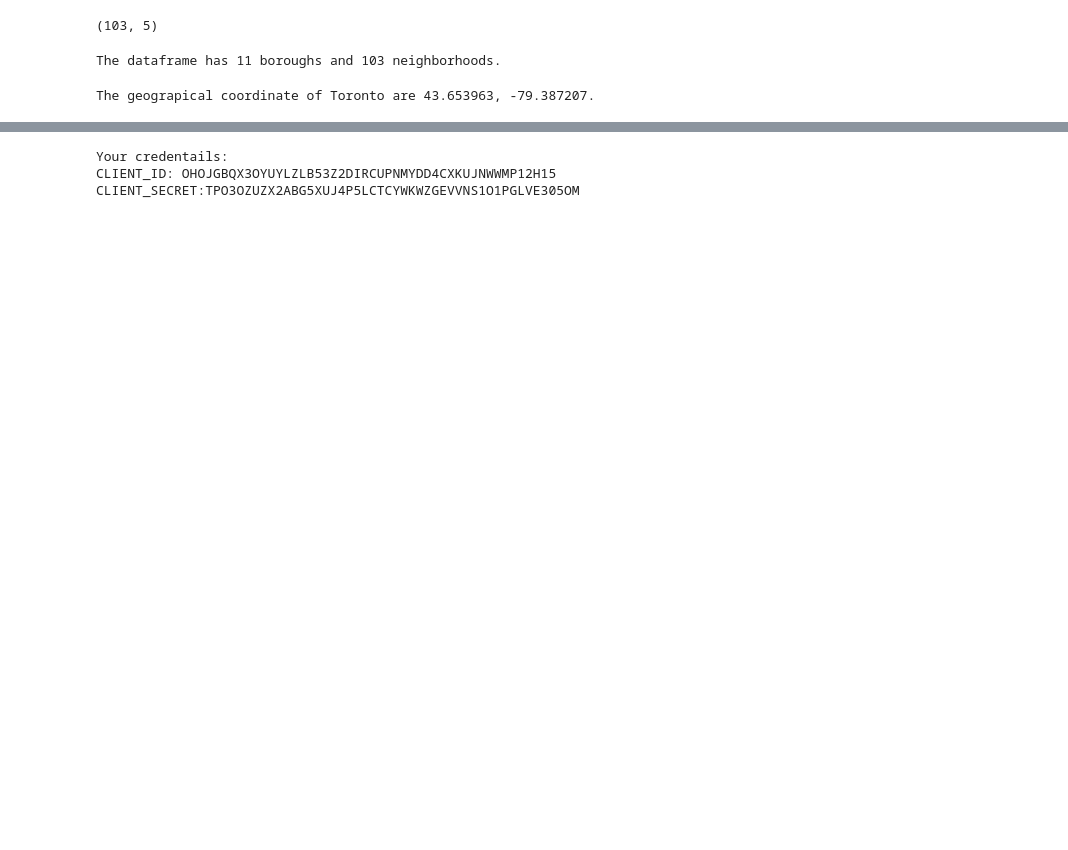
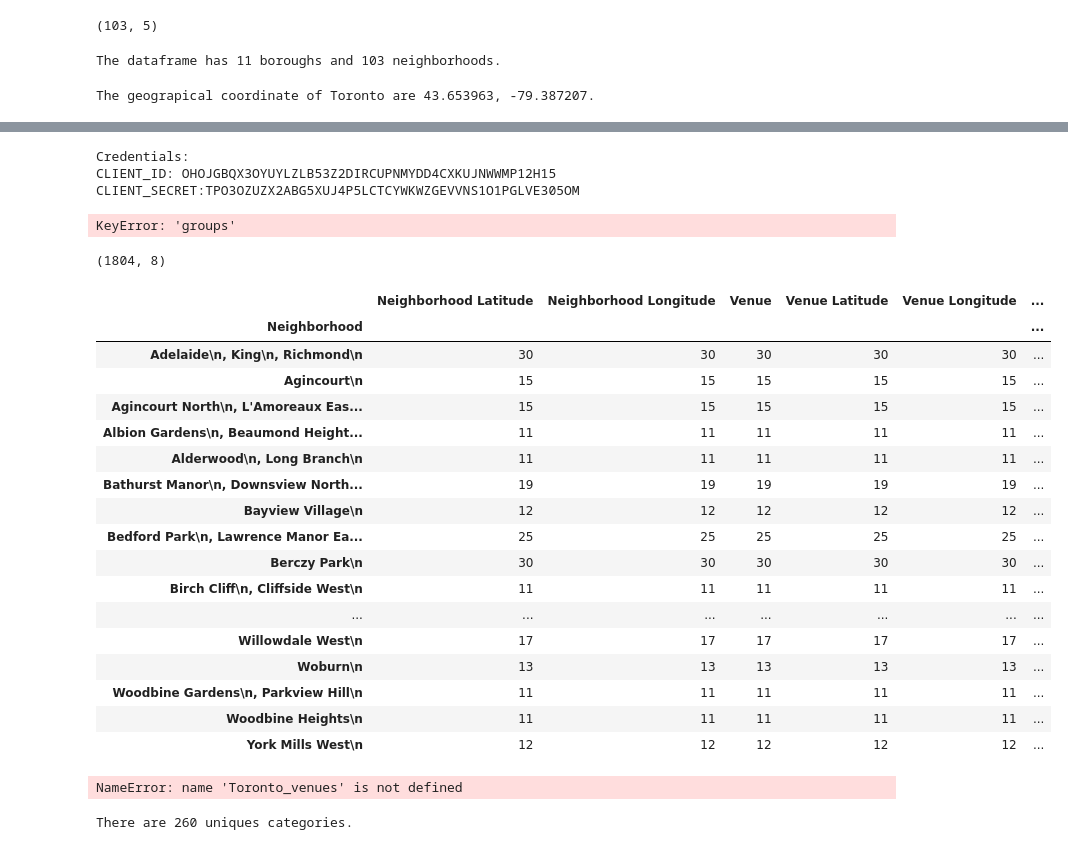
Before and after one commit to nicksgobba/Coursera_Capstone, a Jupyter notebook: Toronto.ipynb, the cells around one changed output, grey strips where cells are left out. Saved outputs shown, nothing was run; the diff lists cells and outputs as text; code cells hidden in the pictures; blank space fills up the shorter version.

```diff
--- a/Toronto.ipynb
+++ b/Toronto.ipynb
@@ -124,9 +107,9 @@ table3.shape
 (103, 3)
 # %%
 url="https://cocl.us/Geospatial_data"
-c=pd.read_csv(url)
-c=c.rename(index=str, columns={'Postal Code': 'Postcode'})
-c.head
+code=pd.read_csv(url)
+code=code.rename(index=str, columns={'Postal Code': 'Postcode'})
+code.head
 # %% [output]
 <bound method NDFrame.head of     Postcode   Latitude  Longitude
 0        M1B  43.806686 -79.194353
@@ -155,5 +131,5 @@ dtype: object
 # %%
-neighborhoods = table3.merge(c, on='Postcode', how='left')
+neighborhoods = temp.merge(code, on='Postcode', how='left')
 neighborhoods.shape
 # %% [output]
 (103, 5)
@@ -207,17 +183,16 @@ CLIENT_SECRET = 'TPO3OZUZX2ABG5XUJ4P5LCTCYWKWZGEVVNS1O1PGLVE305OM' # your Foursq
 VERSION = '20180604'
 LIMIT = 30
 
-print('Your credentails:')
+print('Credentials:')
 print('CLIENT_ID: ' + CLIENT_ID)
 print('CLIENT_SECRET:' + CLIENT_SECRET)
 # %% [output]
-Your credentails:
+Credentials:
 CLIENT_ID: OHOJGBQX3OYUYLZLB53Z2DIRCUPNMYDD4CXKUJNWWMP12H15
 CLIENT_SECRET:TPO3OZUZX2ABG5XUJ4P5LCTCYWKWZGEVVNS1O1PGLVE305OM
 # %%
-def getNearbyVenues(names, latitudes, longitudes):
+def getNearbyVenues(names, latitudes, longitudes, radius=500):
 
-    radius=100
     venues_list=[]
     for name, lat, lng in zip(names, latitudes, longitudes):
         #print(name)
@@ -235,8 +210,7 @@ def getNearbyVenues(names, latitudes, longitudes):
                 LIMIT)
 
             # make the GET request
-#            groups = requests.get(url).json()['response']['groups']
-            groups = requests.get(url).json()['response']
+            groups = requests.get(url).json()["response"]['groups']
 
             selected_group = []
             for group in groups:
@@ -276,10 +250,42 @@ def getNearbyVenues(names, latitudes, longitudes):
 
     return(nearby_venues)
 # %%
-Tornto_venues = getNearbyVenues(names=neighborhoods['Neighbourhood'],
-                                latitudes=neighborhoods['Latitude'],
-                                longitudes=neighborhoods['Longitude']
-                               )
+Toronto_venues = getNearbyVenues(names=neighborhoods['Neighbourhood'],
+                                   latitudes=neighborhoods['Latitude'],
+                                   longitudes=neighborhoods['Longitude']
+                                  )
+# %% [output]
+KeyError: 'groups'
 # %%
-print(Tornto_venues.shape)
-Tornto_venues.head
+print(Toronto_venues.shape)
+# %% [output]
+(1804, 8)
+# %%
+Toronto_venues.groupby('Neighborhood').count()
+# %% [output]
+|  | Neighborhood Latitude | Neighborhood Longitude | Venue | Venue Latitude | Venue Longitude | ... |
+| Neighborhood |  |  |  |  |  | ... |
+| Adelaide\n, King\n, Richmond\n | 30 | 30 | 30 | 30 | 30 | ... |
+| Agincourt\n | 15 | 15 | 15 | 15 | 15 | ... |
+| Agincourt North\n, L'Amoreaux Eas... | 15 | 15 | 15 | 15 | 15 | ... |
+| Albion Gardens\n, Beaumond Height... | 11 | 11 | 11 | 11 | 11 | ... |
+| Alderwood\n, Long Branch\n | 11 | 11 | 11 | 11 | 11 | ... |
+| Bathurst Manor\n, Downsview North... | 19 | 19 | 19 | 19 | 19 | ... |
+| Bayview Village\n | 12 | 12 | 12 | 12 | 12 | ... |
+| Bedford Park\n, Lawrence Manor Ea... | 25 | 25 | 25 | 25 | 25 | ... |
+| Berczy Park\n | 30 | 30 | 30 | 30 | 30 | ... |
+| Birch Cliff\n, Cliffside West\n | 11 | 11 | 11 | 11 | 11 | ... |
+| ... | ... | ... | ... | ... | ... | ... |
+| Willowdale West\n | 17 | 17 | 17 | 17 | 17 | ... |
+| Woburn\n | 13 | 13 | 13 | 13 | 13 | ... |
+| Woodbine Gardens\n, Parkview Hill\n | 11 | 11 | 11 | 11 | 11 | ... |
+| Woodbine Heights\n | 11 | 11 | 11 | 11 | 11 | ... |
+| York Mills West\n | 12 | 12 | 12 | 12 | 12 | ... |
+# %%
+Toronto_venues.groupby('Neighborhood').count().shape
+# %% [output]
+NameError: name 'Toronto_venues' is not defined
+# %%
+print('There are {} uniques categories.'.format(len(Toronto_venues['Venue Category'].unique())))
+# %% [output]
+There are 260 uniques categories.
```
Also changed, not shown: parts of 30 cells of this notebook.
